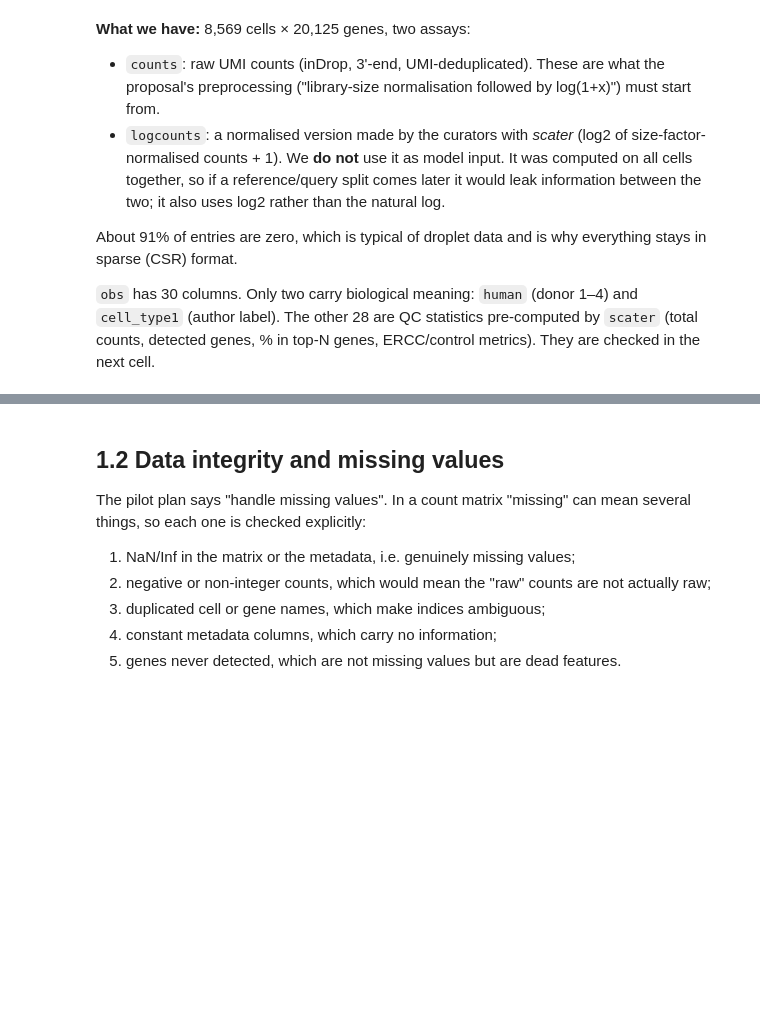
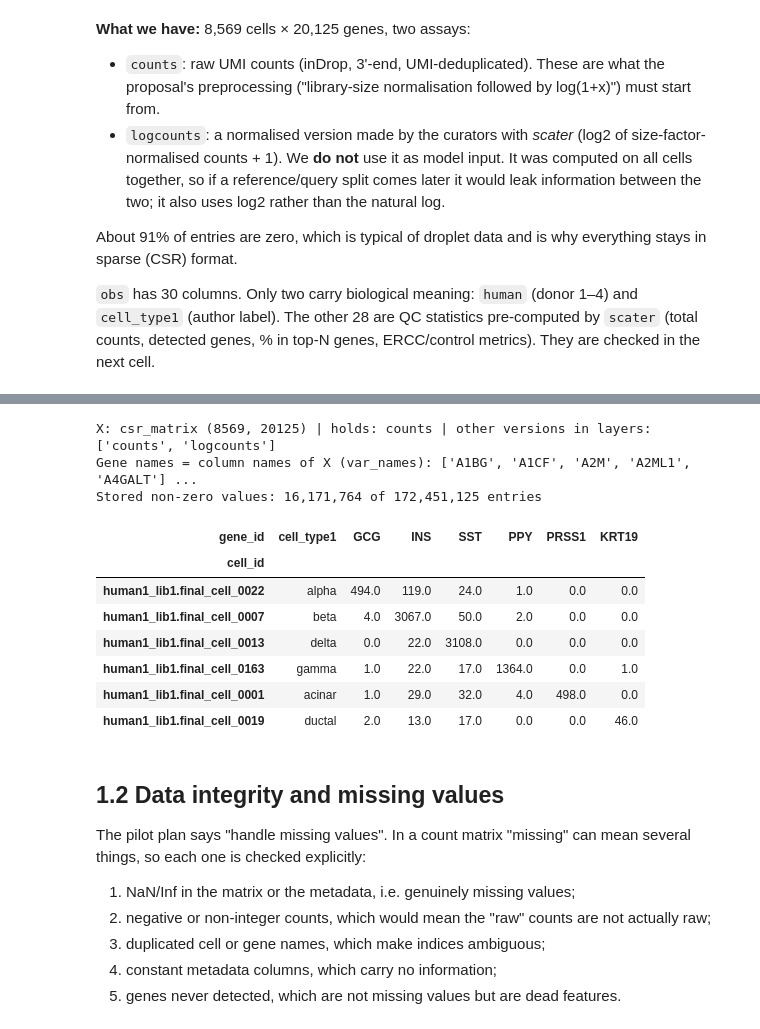
Before and after one commit to arfilimonovtem-dev/cell-type-annotaion-benchmark, a Jupyter notebook: data_preview.ipynb, the cells around one changed output, grey strips where cells are left out. Drawn from its saved outputs; the diff is of its cells as text; code cells hidden in the pictures; blank space fills up the shorter version.

```diff
--- a/data_preview.ipynb
+++ b/data_preview.ipynb
@@ -153,3 +161,30 @@ metrics). They are checked in the next cell.
+# %%
+# Where the expression values live: baron.X is the cells x genes matrix; its rows are named by baron.obs_names (cells)
+# and its columns by baron.var_names (genes). baron.obs / baron.var describe those rows / columns and hold no expression.
+print("X:", type(baron.X).__name__, baron.X.shape, "| holds:", baron.uns["X_source_assay"],
+      "| other versions in layers:", [k for k in baron.layers.keys() if k is not None])   # None = X itself in this anndata
+print("Gene names = column names of X (var_names):", list(baron.var_names[:5]), "...")
+print(f"Stored non-zero values: {baron.X.nnz:,} of {np.prod(baron.shape):,} entries")
+
+# A small window into X: one example cell per type (rows) x the marker gene of each type (columns).
+ex_types = ['alpha', 'beta', 'delta', 'gamma', 'acinar', 'ductal']
+ex_genes = ['GCG', 'INS', 'SST', 'PPY', 'PRSS1', 'KRT19']
+ex_cells = [baron.obs_names[baron.obs["cell_type1"] == t][0] for t in ex_types]
+ex_window = baron[ex_cells, ex_genes].to_df()
+ex_window.insert(0, "cell_type1", baron.obs.loc[ex_cells, "cell_type1"].values)
+ex_window
+# %% [output]
+X: csr_matrix (8569, 20125) | holds: counts | other versions in layers: ['counts', 'logcounts']
+Gene names = column names of X (var_names): ['A1BG', 'A1CF', 'A2M', 'A2ML1', 'A4GALT'] ...
+Stored non-zero values: 16,171,764 of 172,451,125 entries
+| gene_id | cell_type1 | GCG | INS | SST | PPY | PRSS1 | KRT19 |
+| cell_id |  |  |  |  |  |  |  |
+| human1_lib1.final_cell_0022 | alpha | 494.0 | 119.0 | 24.0 | 1.0 | 0.0 | 0.0 |
+| human1_lib1.final_cell_0007 | beta | 4.0 | 3067.0 | 50.0 | 2.0 | 0.0 | 0.0 |
+| human1_lib1.final_cell_0013 | delta | 0.0 | 22.0 | 3108.0 | 0.0 | 0.0 | 0.0 |
+| human1_lib1.final_cell_0163 | gamma | 1.0 | 22.0 | 17.0 | 1364.0 | 0.0 | 1.0 |
+| human1_lib1.final_cell_0001 | acinar | 1.0 | 29.0 | 32.0 | 4.0 | 498.0 | 0.0 |
+| human1_lib1.final_cell_0019 | ductal | 2.0 | 13.0 | 17.0 | 0.0 | 0.0 | 46.0 |
 # %% [markdown]
 ## 1.2 Data integrity and missing values
 The pilot plan says "handle missing values". In a count matrix "missing" can mean several things, so each one is
```
Also changed, not shown: parts of 3 cells of this notebook, 4 other files.
